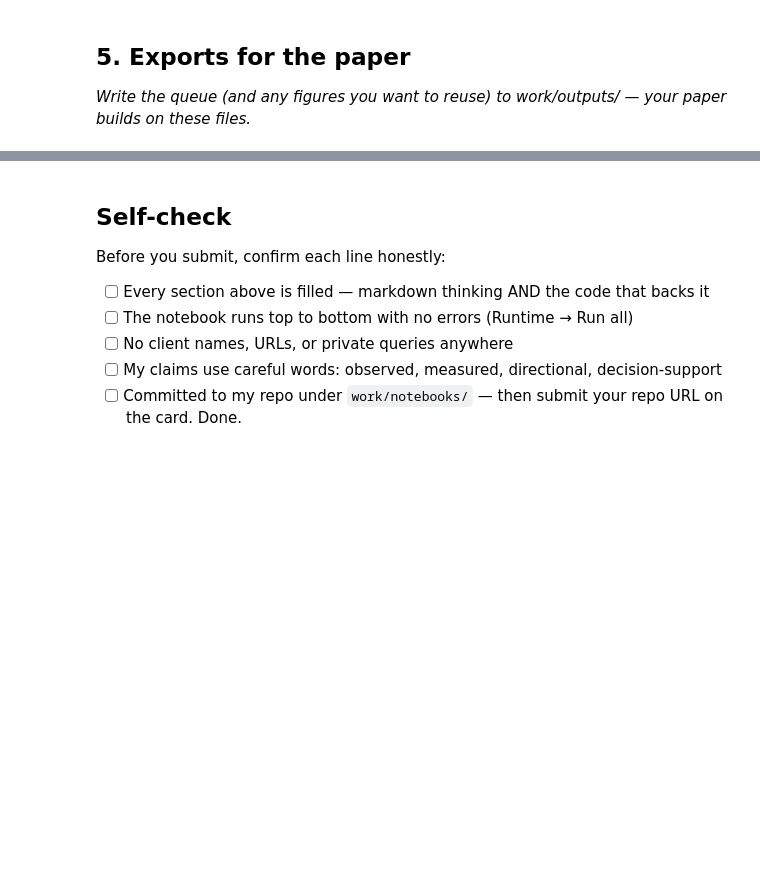
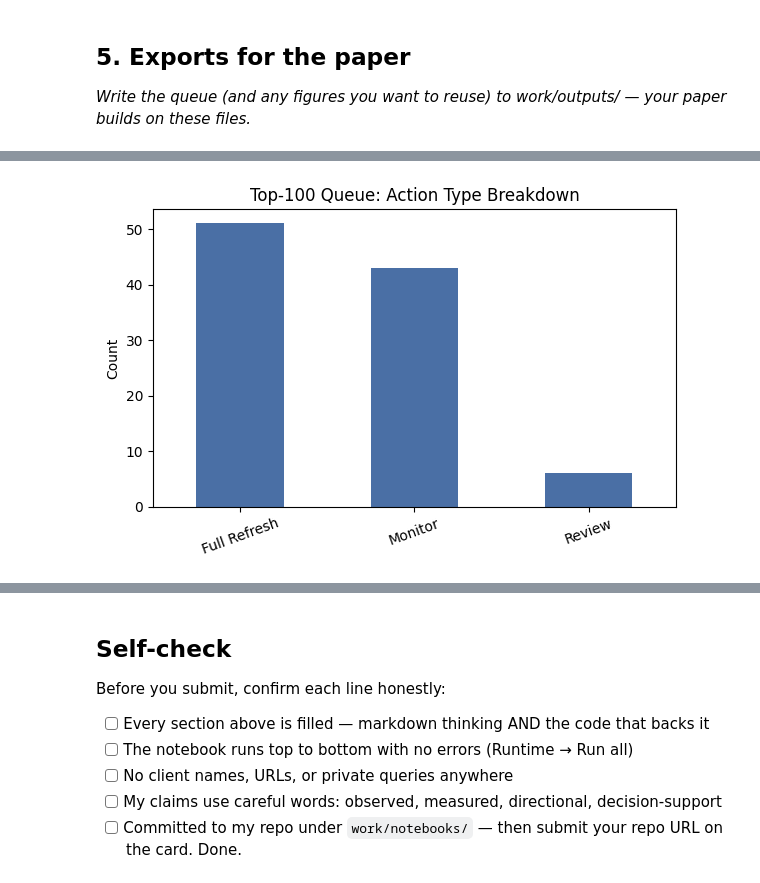
Before and after one commit to Khuld13/ML-intern-starter, a Jupyter notebook: work/notebooks/w07_action_playbook.ipynb, the cells around one changed output, grey strips where cells are left out. Drawn from its saved outputs; the diff is of its cells as text; code cells hidden in the pictures; blank space fills up the shorter version.

```diff
--- a/work/notebooks/w07_action_playbook.ipynb
+++ b/work/notebooks/w07_action_playbook.ipynb
@@ -238,6 +273,10 @@ gkf = GroupKFold(n_splits=3)
 oof_pipeline = Pipeline([('prep', preprocessor), ('clf', LogisticRegression(class_weight='balanced', max_iter=1000))])
 oof_scores = cross_val_predict(oof_pipeline, X_log, y, groups=groups, cv=gkf, method='predict_proba')[:, 1]
 
+oof_pipeline = Pipeline([('prep', preprocessor), ('clf', LogisticRegression(class_weight='balanced', max_iter=1000, C=0.5))])
+oof_scores = cross_val_predict(oof_pipeline, X_log, y, groups=groups, cv=gkf, method='predict_proba')[:, 1]
+df['model_risk_score'] = oof_scores
+
 df['model_risk_score'] = oof_scores
 print(df['model_risk_score'].describe())
 print(df['model_risk_score'].quantile([0.5, 0.75, 0.9, 0.95, 0.99]))
@@ -259,0 +320,3 @@ Name: model_risk_score, dtype: float64
+# %%
+df['no_jan_history'] = df['impressions_jan'].isna()
+print("Rows with no Jan history:", df['no_jan_history'].sum(), "of", len(df))
@@ -286,9 +351,9 @@ def get_action(row):
         return 'Expand / Deepen', 'High'
     if row['low_ctr_visible'] and row['weak_position_visible']:
         return 'Metadata Fix', 'High'
-    if row['high_volatility']:
+    if row['high_volatility'] and len(row['reason_codes']) >= 2:
         return 'Monitor', 'Medium'
-    if len(row['reason_codes']) > 0:
+    if len(row['reason_codes']) >= 2:
         return 'Review', 'Low'
     return 'No Action', 'None'
 
@@ -345,0 +384,6 @@ df[['action_type', 'priority_tier']] = df.apply(lambda r: pd.Series(get_action(r
+# %%
+reviewable = df[df['reason_codes'].map(len) >= 2].sort_values('model_risk_score', ascending=False)
+ranked_queue = reviewable.head(100)
+print("Action type breakdown in top 100:")
+print(ranked_queue['action_type'].value_counts())
+print("Total rows now eligible:", len(reviewable))
@@ -408,0 +781,15 @@ print(ranked_queue[['content_hash_id', 'action_type', 'priority_tier', 'model_ri
+# %%
+# --- 3. Figures -> work/figures/ (committed) ---
+
+# Figure A: action type breakdown in top-100 queue
+fig, ax = plt.subplots(figsize=(6, 4))
+ranked_queue['action_type'].value_counts().plot(kind='bar', ax=ax, color='#4a6fa5')
+ax.set_title('Top-100 Queue: Action Type Breakdown')
+ax.set_ylabel('Count')
+ax.set_xlabel('')
+plt.xticks(rotation=20)
+plt.tight_layout()
+plt.savefig('work/figures/action_type_breakdown.png', dpi=150)
+plt.show()
+# %% [output]
+[figure, added]
```
Also changed, not shown: parts of 22 cells of this notebook.
